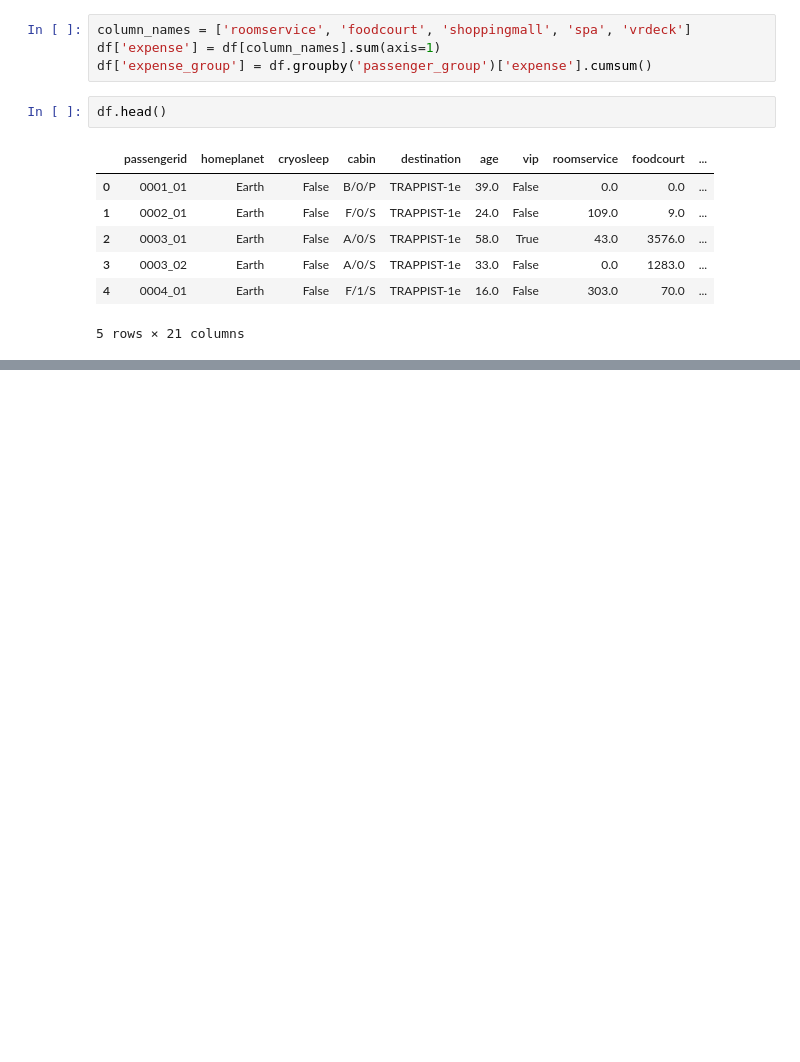
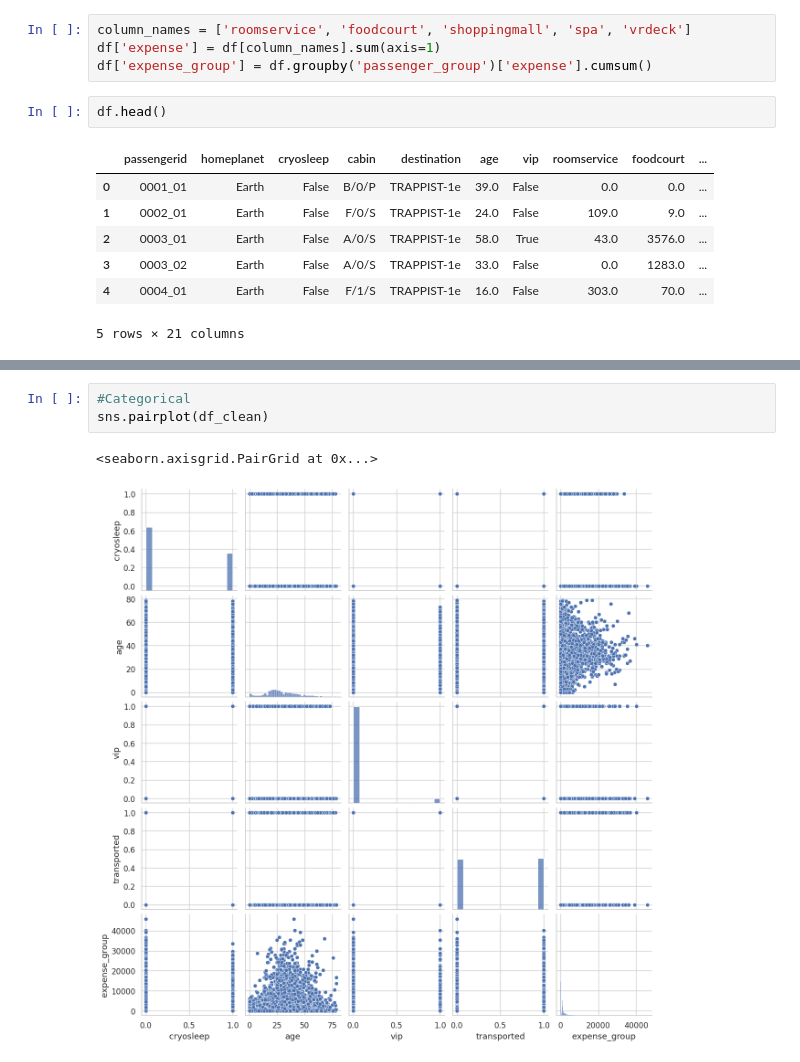
Before and after one commit to remcovanwijk040/AI, a Jupyter notebook: kaggle/spaceship_titanic/script_competition_spaceship_titanic.ipynb, the cells around one changed output, grey strips where cells are left out. Cells and saved outputs as stored; diff of their text form; blank space fills up the shorter version.

```diff
--- a/kaggle/spaceship_titanic/script_competition_spaceship_titanic.ipynb
+++ b/kaggle/spaceship_titanic/script_competition_spaceship_titanic.ipynb
@@ -153,0 +270,6 @@ df.head()
+# %%
+#Categorical
+sns.pairplot(df_clean)
+# %% [output]
+<seaborn.axisgrid.PairGrid at 0x...>
+[figure, added]
```
Also changed, not shown: parts of 16 cells of this notebook.
